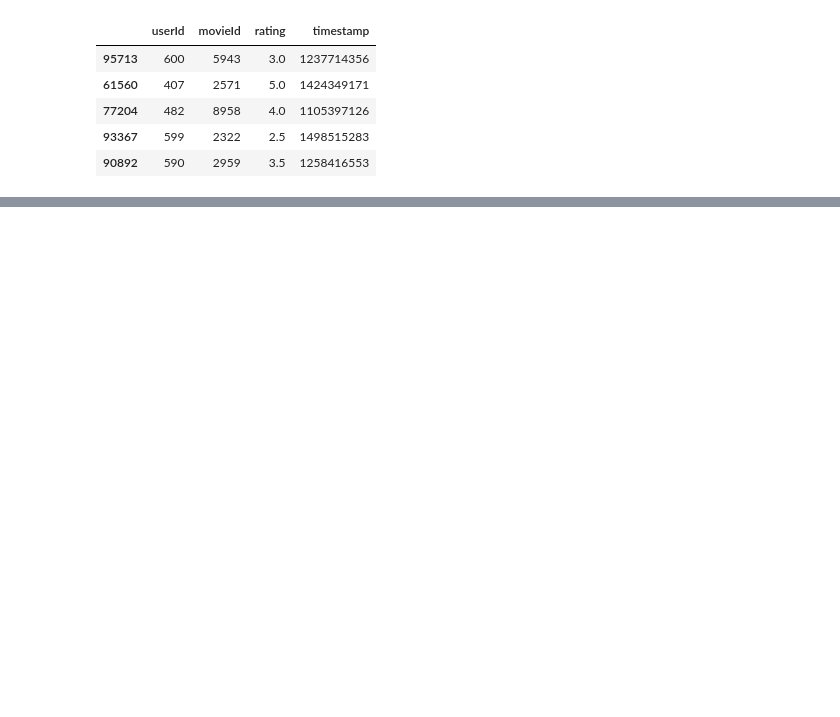
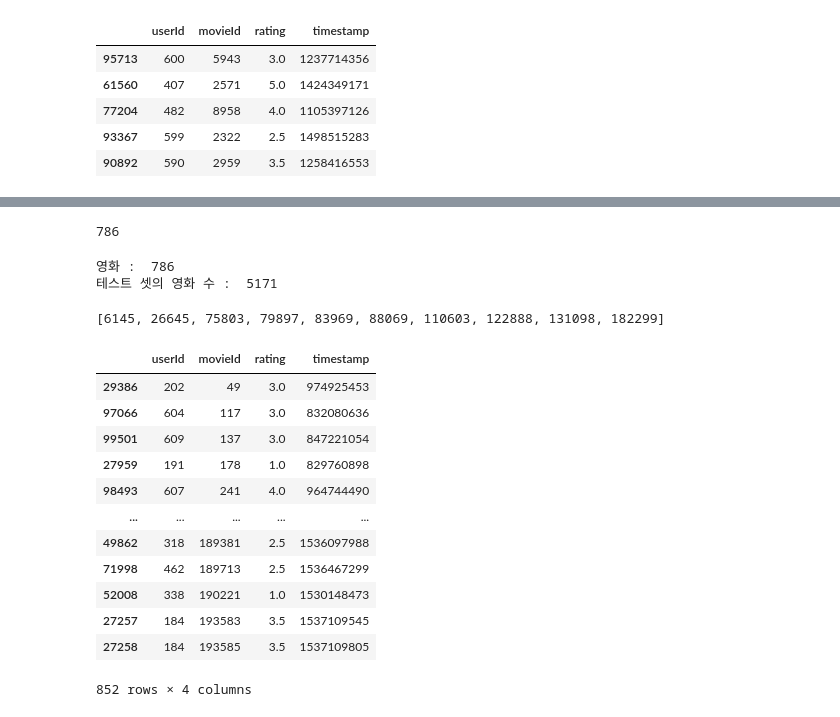
Before and after one commit to Vaycold/Vaycold, a Jupyter notebook: Recommend_Algorithm/간단한 추천시스템 만들기.ipynb, the cells around one changed output, grey strips where cells are left out. Saved outputs shown, nothing was run; the diff lists cells and outputs as text; code cells hidden in the pictures; blank space fills up the shorter version.

Commit message:
train set, test셋 분리 완료

```diff
--- a/Recommend_Algorithm/간단한 추천시스템 만들기.ipynb
+++ b/Recommend_Algorithm/간단한 추천시스템 만들기.ipynb
@@ -214,0 +273,39 @@ TypeError: ignored
+# %%
+len(list(set(test_df.movieId.unique())-set(train_df.movieId.unique())))
+
+# 얜 쫌 많다..
+# %% [output]
+786
+# %%
+print('영화 : ',len(list(set(test_df.movieId.unique())-set(train_df.movieId.unique())))
+)
+
+print('테스트 셋의 영화 수 : ', len(test_df.movieId.unique()) )
+# %% [output]
+영화 :  786
+테스트 셋의 영화 수 :  5171
+# %%
+# 그렇다면 포함이 안된 영화는 어떤 것들인지 보자
+
+movies_not_included = list(set(test_df.movieId.unique())- set(train_df.movieId.unique()))
+# %%
+print(sorted(movies_not_included[:10]))
+# %% [output]
+[6145, 26645, 75803, 79897, 83969, 88069, 110603, 122888, 131098, 182299]
+# %%
+not_included_df = test_df[test_df.movieId.isin(movies_not_included)].sort_values(by='movieId')
+not_included_df
+# %% [output]
+|  | userId | movieId | rating | timestamp |
+| 29386 | 202 | 49 | 3.0 | 974925453 |
+| 97066 | 604 | 117 | 3.0 | 832080636 |
+| 99501 | 609 | 137 | 3.0 | 847221054 |
+| 27959 | 191 | 178 | 1.0 | 829760898 |
+| 98493 | 607 | 241 | 4.0 | 964744490 |
+| ... | ... | ... | ... | ... |
+| 49862 | 318 | 189381 | 2.5 | 1536097988 |
+| 71998 | 462 | 189713 | 2.5 | 1536467299 |
+| 52008 | 338 | 190221 | 1.0 | 1530148473 |
+| 27257 | 184 | 193583 | 3.5 | 1537109545 |
+| 27258 | 184 | 193585 | 3.5 | 1537109805 |
+852 rows × 4 columns
```
Also changed, not shown: parts of 16 cells of this notebook.
